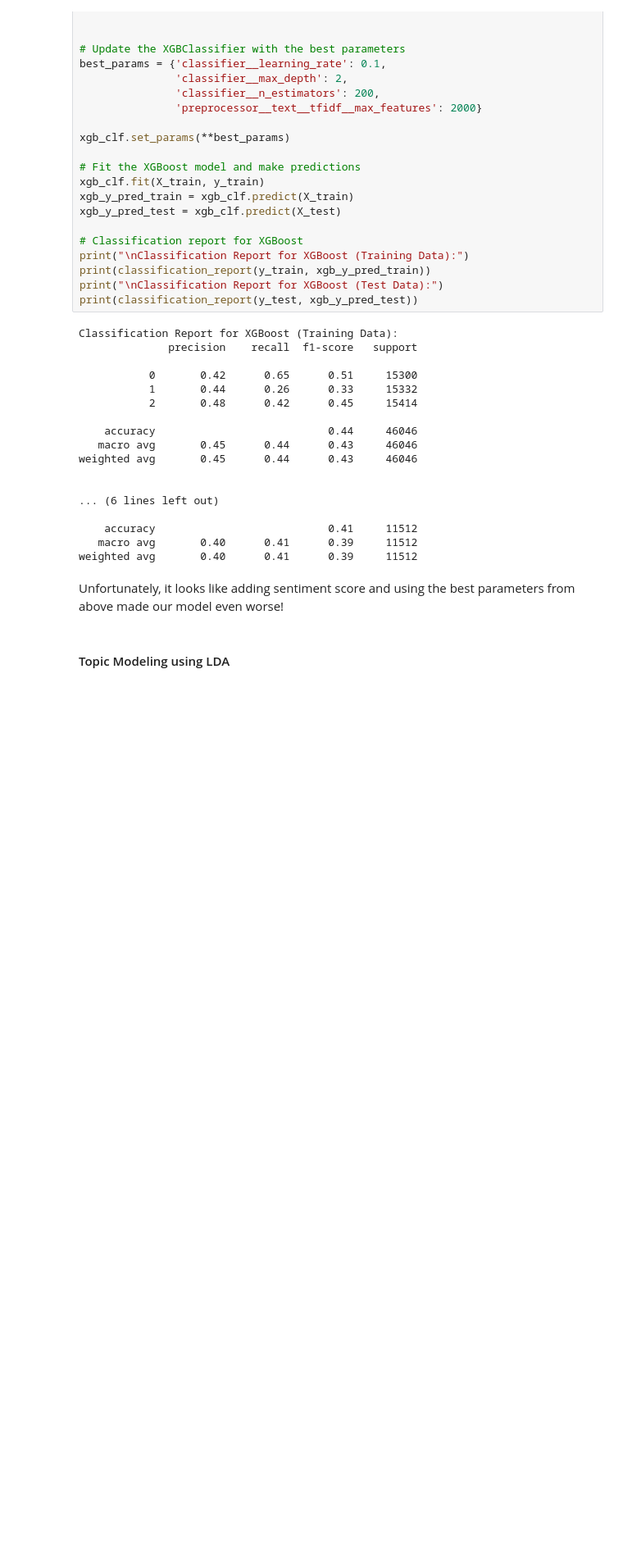
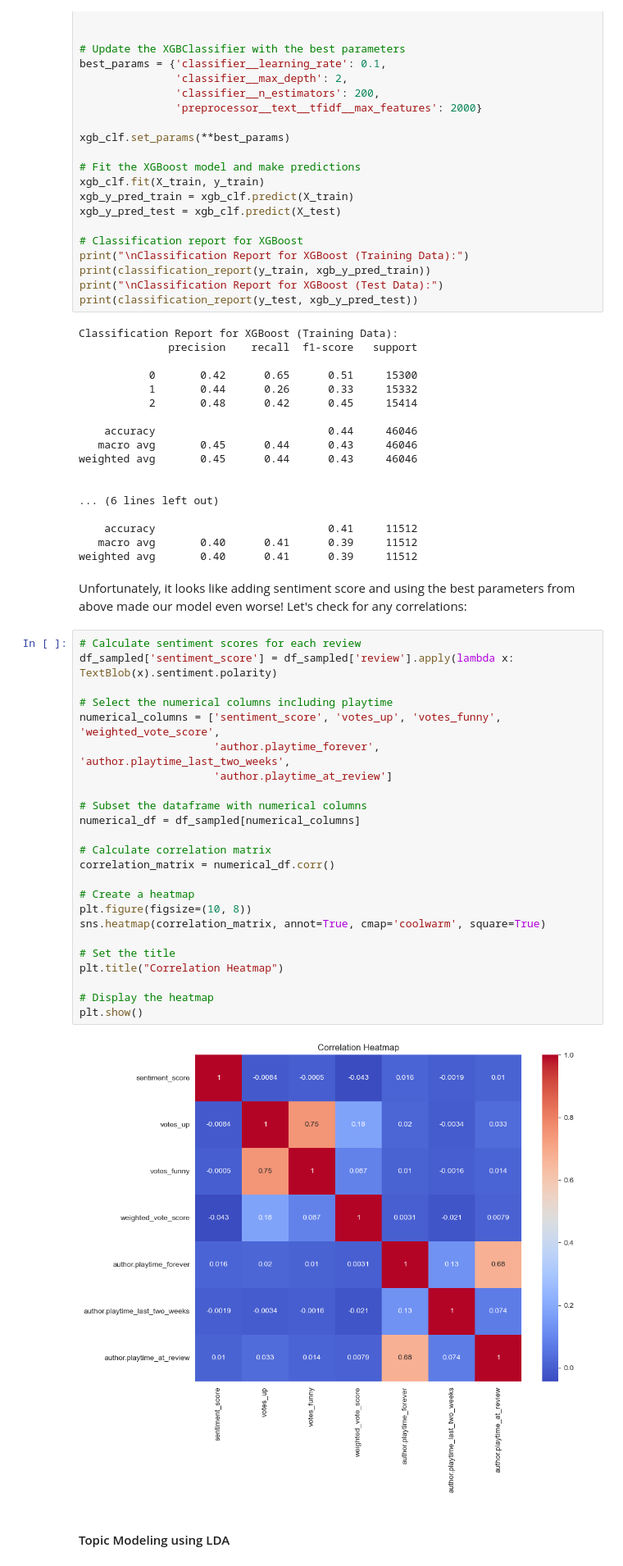
Before and after one commit to jbloewencolon/Steam-Game-Review-Sentiment-Analysis, a Jupyter notebook: Phase 4 Project - Game Sentiment Analyzer.ipynb, the cells around one changed output. Shown: that part at 82% size. Cells and saved outputs as stored; diff of their text form; blank space fills up the shorter version.

```diff
--- a/Phase 4 Project - Game Sentiment Analyzer.ipynb
+++ b/Phase 4 Project - Game Sentiment Analyzer.ipynb
@@ -604,7 +604,33 @@ weighted avg       0.45      0.44      0.43     46046
    macro avg       0.40      0.41      0.39     11512
 weighted avg       0.40      0.41      0.39     11512
 # %% [markdown]
-Unfortunately, it looks like adding sentiment score and using the best parameters from above made our model even worse!
+Unfortunately, it looks like adding sentiment score and using the best parameters from above made our model even worse! Let's check for any correlations:
+# %%
+# Calculate sentiment scores for each review
+df_sampled['sentiment_score'] = df_sampled['review'].apply(lambda x: TextBlob(x).sentiment.polarity)
+
+# Select the numerical columns including playtime
+numerical_columns = ['sentiment_score', 'votes_up', 'votes_funny', 'weighted_vote_score',
+                     'author.playtime_forever', 'author.playtime_last_two_weeks',
+                     'author.playtime_at_review']
+
+# Subset the dataframe with numerical columns
+numerical_df = df_sampled[numerical_columns]
+
+# Calculate correlation matrix
+correlation_matrix = numerical_df.corr()
+
+# Create a heatmap
+plt.figure(figsize=(10, 8))
+sns.heatmap(correlation_matrix, annot=True, cmap='coolwarm', square=True)
+
+# Set the title
+plt.title("Correlation Heatmap")
+
+# Display the heatmap
+plt.show()
+# %% [output]
+[figure, added]
 # %% [markdown]
 #### Topic Modeling using LDA
 # %% [markdown]
```
